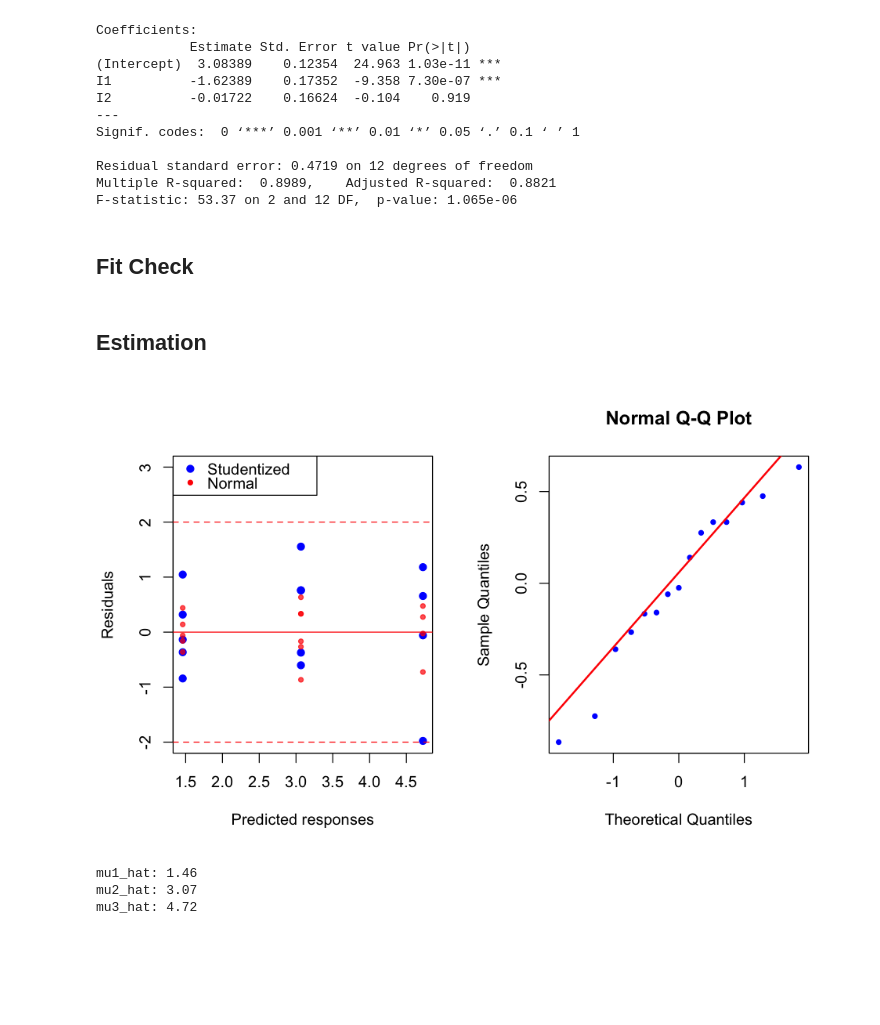
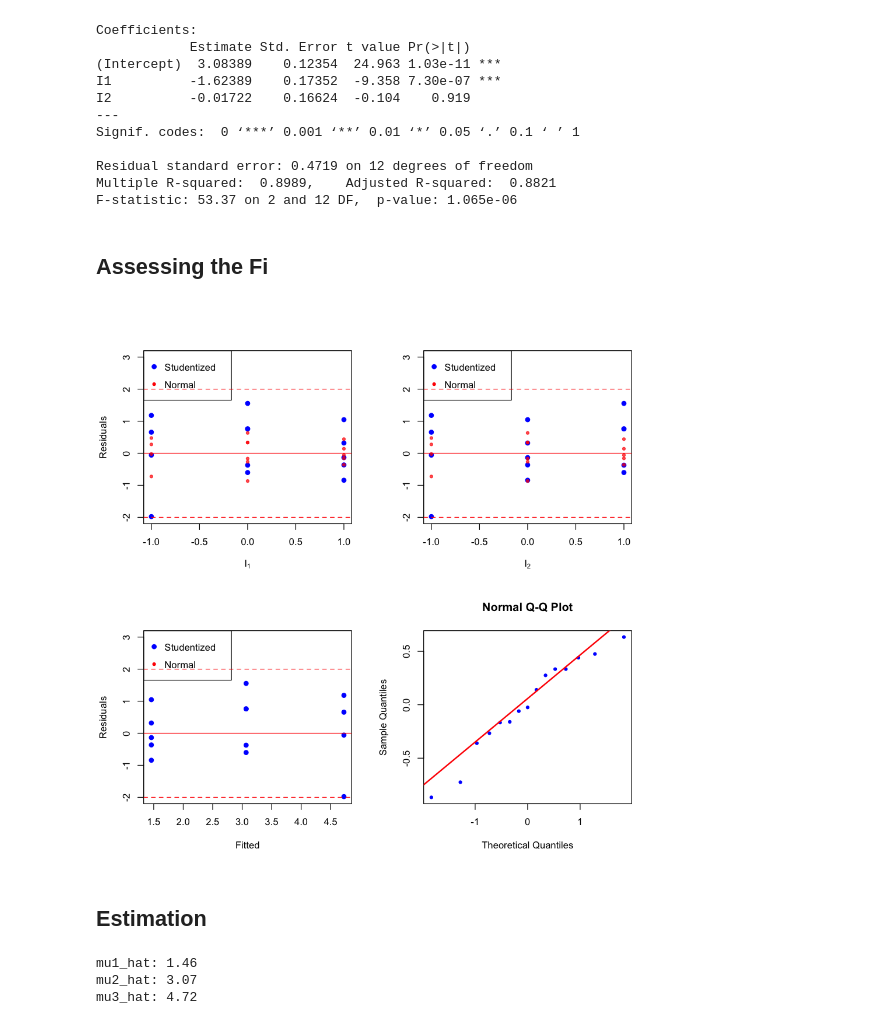
Before and after one commit to trankhanhtk/Statistics-with-R, a Jupyter notebook: One_Way_Effects_Model.ipynb, the cells around one changed output. Drawn from its saved outputs; the diff is of its cells as text; code cells hidden in the pictures; blank space fills up the shorter version.

Commit message:
One-way effects model

```diff
--- a/One_Way_Effects_Model.ipynb
+++ b/One_Way_Effects_Model.ipynb
@@ -65,24 +65,34 @@ Residual standard error: 0.4719 on 12 degrees of freedom
 Multiple R-squared:  0.8989,    Adjusted R-squared:  0.8821
 F-statistic: 53.37 on 2 and 12 DF,  p-value: 1.065e-06
 # %% [markdown]
-## Fit Check
+## Assessing the Fi
-# %% [markdown]
-## Estimation
 # %%
-options(repr.plot.width=8, repr.plot.height=5)
-par(mfrow=c(1, 2))
-plot(fit(df$I1, df$I2), rstudent(model), col='blue', pch=19, xlab='Predicted responses', ylab='Residuals', ylim=c(-2, 3))
-points(fit(df$I1, df$I2), model.summ$residual, pch=20, col=rgb(1, 0, 0, .7))
-legend('topleft', legend=c('Studentized', 'Normal'), pch=c(19, 20), col=c('blue', 'red'), y.intersp=1.2)
-abline(h=0, col='red')
-abline(h=2, col='red', lty=2)
-abline(h=-2, col='red', lty=2)
+options(repr.plot.width=8, repr.plot.height=8)
+par(mfrow=c(2, 2))
+
+# function to check outliers
+plot_tres = function (x, y, xlab='', ylab='', lowlim=-2, uplim=2) {
+    plot(x, y, col='blue', pch=19, xlab=xlab, ylab=ylab, ylim=c(-2, 3))
+    points(df$I1, model.summ$residual, pch=20, col=rgb(1, 0, 0, .7))
+    legend('topleft', legend=c('Studentized', 'Normal'), pch=c(19, 20), col=c('blue', 'red'), y.intersp=1.2)
+    abline(h=0, col='red')
+    abline(h=2, col='red', lty=2)
+    abline(h=-2, col='red', lty=2)
+}
+
+tres = rstudent(model)
+
+plot_tres(df$I1, tres, xlab=expression('I'[1]), ylab='Residuals')
+plot_tres(df$I2, tres, xlab=expression('I'[2]))
+plot_tres(fit(df$I1, df$I2), tres, xlab='Fitted', ylab='Residuals')
+
+# qq-plot to assess normality
 qqnorm(model.summ$residuals, pch=20, col='blue')
 qqline(model.summ$residuals, col = "red", lwd = 2)
-
-# qqt(model.summ$residuals, 12)
 # %% [output]
-[figure, old version]
+[figure, new version]
+# %% [markdown]
+## Estimation
 # %%
 fit = function (I1, I2) {
     return(model$coefficients[1] + model$coefficients[2]*I1 + model$coefficients[3]*I2)
```
